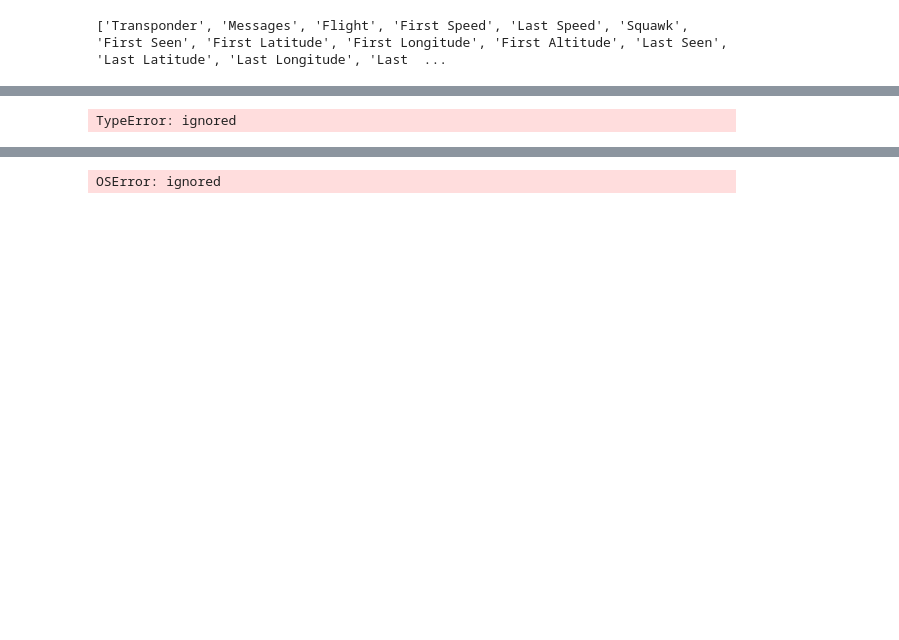
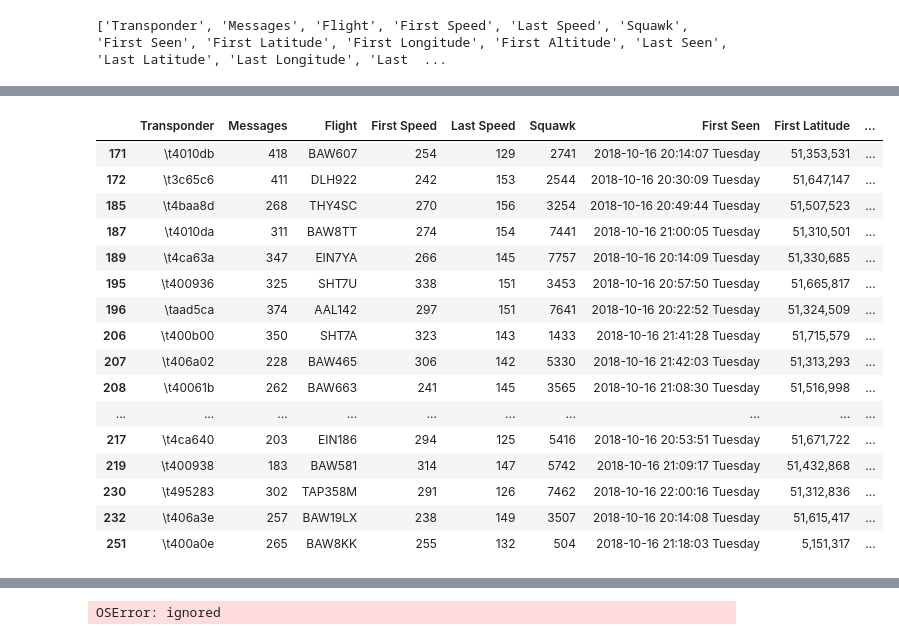
Before and after one commit to sierrajulietromeo/N12_plane_spotter, a Jupyter notebook: N15_Plane_Tracker.ipynb, the cells around one changed output, grey strips where cells are left out. Cells and saved outputs as stored; diff of their text form; code cells hidden in the pictures; blank space fills up the shorter version.

```diff
--- a/N15_Plane_Tracker.ipynb
+++ b/N15_Plane_Tracker.ipynb
@@ -82,7 +80,23 @@ len(df2)
 # %%
 # Then refine that dataframe further to planes where last altitude detected was between 0-1000ft.   Now the dataset is of planes that overflew my house
 df2 = df2[df2['Last Altitude'].between(0, 1000, inclusive=True)]
-#df2.head(20)
-len(df2)   # length of dataframe
+df2.head(20)
+#len(df2)   # length of dataframe
 # %% [output]
-TypeError: ignored
+|  | Transponder | Messages | Flight | First Speed | Last Speed | Squawk | First Seen | First Latitude | ... |
+| 171 | \t4010db | 418 | BAW607 | 254 | 129 | 2741 | 2018-10-16 20:14:07 Tuesday | 51,353,531 | ... |
+| 172 | \t3c65c6 | 411 | DLH922 | 242 | 153 | 2544 | 2018-10-16 20:30:09 Tuesday | 51,647,147 | ... |
+| 185 | \t4baa8d | 268 | THY4SC | 270 | 156 | 3254 | 2018-10-16 20:49:44 Tuesday | 51,507,523 | ... |
+| 187 | \t4010da | 311 | BAW8TT | 274 | 154 | 7441 | 2018-10-16 21:00:05 Tuesday | 51,310,501 | ... |
+| 189 | \t4ca63a | 347 | EIN7YA | 266 | 145 | 7757 | 2018-10-16 20:14:09 Tuesday | 51,330,685 | ... |
+| 195 | \t400936 | 325 | SHT7U | 338 | 151 | 3453 | 2018-10-16 20:57:50 Tuesday | 51,665,817 | ... |
+| 196 | \taad5ca | 374 | AAL142 | 297 | 151 | 7641 | 2018-10-16 20:22:52 Tuesday | 51,324,509 | ... |
+| 206 | \t400b00 | 350 | SHT7A | 323 | 143 | 1433 | 2018-10-16 21:41:28 Tuesday | 51,715,579 | ... |
+| 207 | \t406a02 | 228 | BAW465 | 306 | 142 | 5330 | 2018-10-16 21:42:03 Tuesday | 51,313,293 | ... |
+| 208 | \t40061b | 262 | BAW663 | 241 | 145 | 3565 | 2018-10-16 21:08:30 Tuesday | 51,516,998 | ... |
+| ... | ... | ... | ... | ... | ... | ... | ... | ... | ... |
+| 217 | \t4ca640 | 203 | EIN186 | 294 | 125 | 5416 | 2018-10-16 20:53:51 Tuesday | 51,671,722 | ... |
+| 219 | \t400938 | 183 | BAW581 | 314 | 147 | 5742 | 2018-10-16 21:09:17 Tuesday | 51,432,868 | ... |
+| 230 | \t495283 | 302 | TAP358M | 291 | 126 | 7462 | 2018-10-16 22:00:16 Tuesday | 51,312,836 | ... |
+| 232 | \t406a3e | 257 | BAW19LX | 238 | 149 | 3507 | 2018-10-16 20:14:08 Tuesday | 51,615,417 | ... |
+| 251 | \t400a0e | 265 | BAW8KK | 255 | 132 | 504 | 2018-10-16 21:18:03 Tuesday | 5,151,317 | ... |
```
Also changed, not shown: parts of 5 cells of this notebook.
